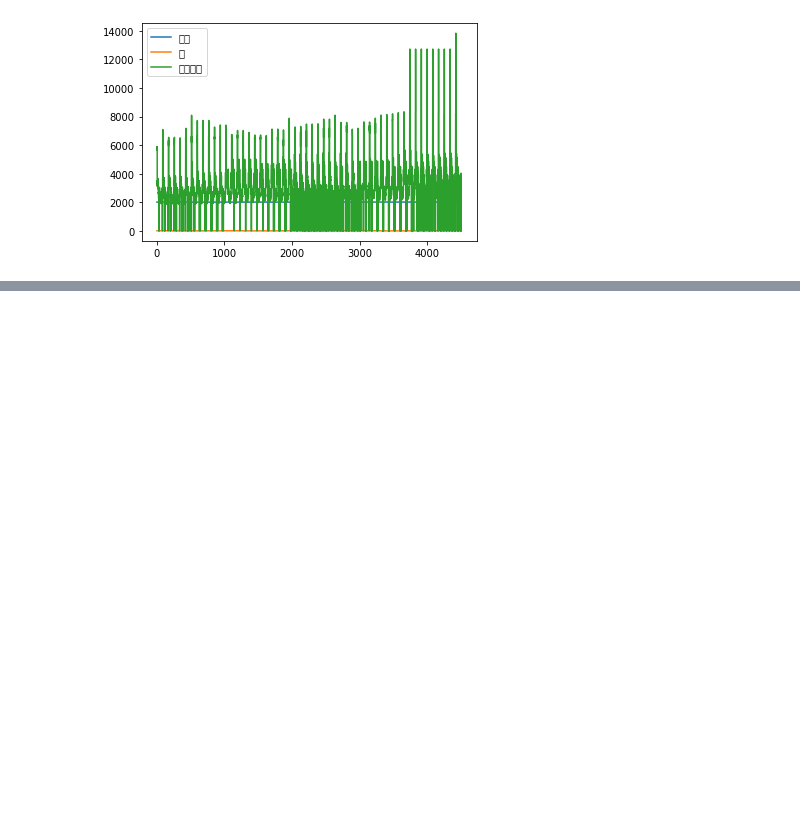
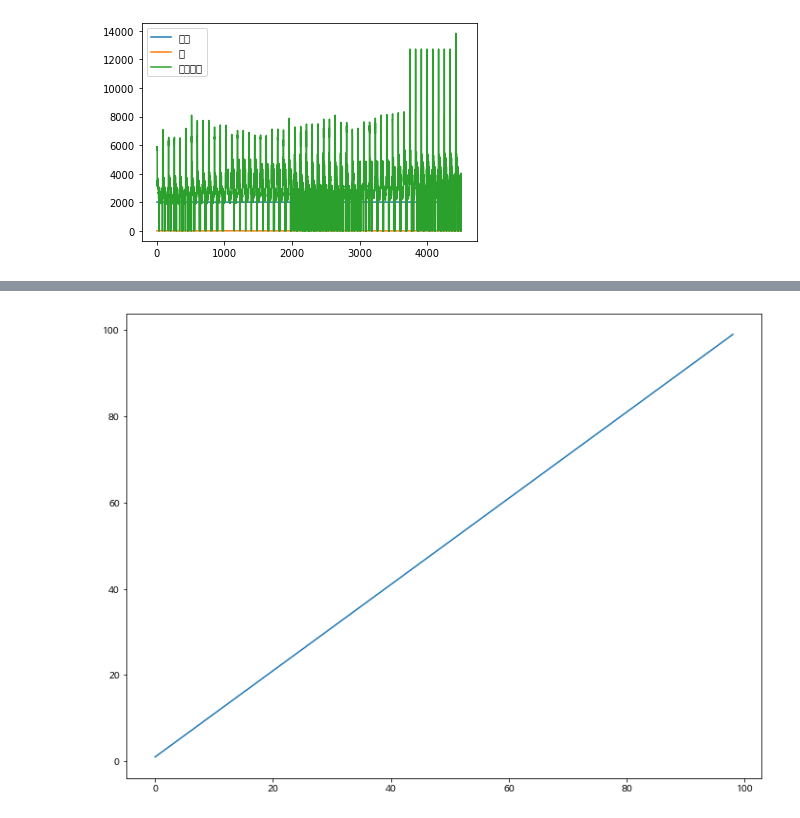
Before and after one commit to jeungsengho/python_6month, a Jupyter notebook: 4_matplotlib_모듈.ipynb, the cells around one changed output, grey strips where cells are left out. Saved outputs shown, nothing was run; the diff lists cells and outputs as text; code cells hidden in the pictures; blank space fills up the shorter version.

```diff
--- a/4_matplotlib_모듈.ipynb
+++ b/4_matplotlib_모듈.ipynb
@@ -69,0 +84,6 @@ df.plot()
+# %%
+data = np.arange(1, 100)
+plt.plot(data)
+plt.show()  # 그래프를 보여주는 코드
+# %% [output]
+[figure, added]
```
Also changed, not shown: parts of 4 cells of this notebook.
